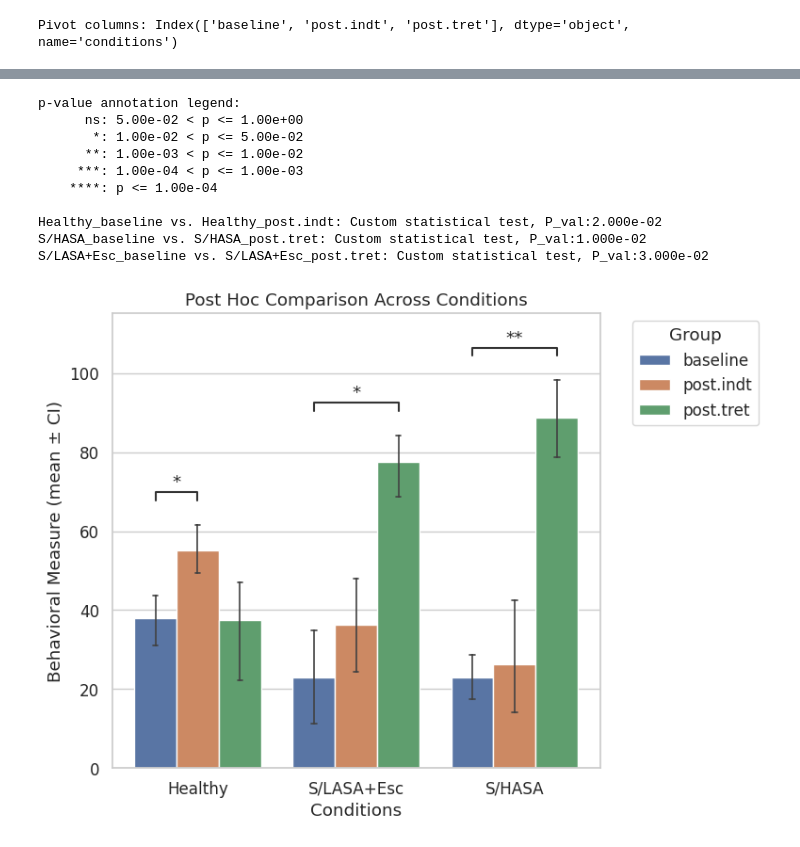
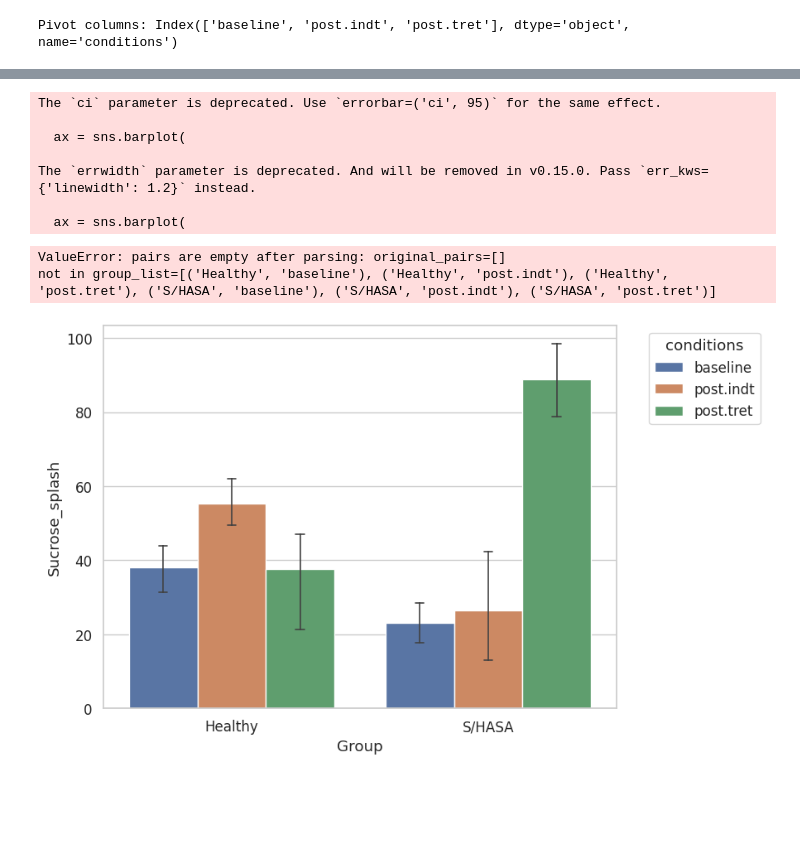
Before and after one commit to J-oyin/Dr.-Jimoh-Analysis, a Jupyter notebook: Sucrose_splash.ipynb, the cells around one changed output, grey strips where cells are left out. Cells and saved outputs as stored; diff of their text form; code cells hidden in the pictures; blank space fills up the shorter version.

```diff
--- a/Sucrose_splash.ipynb
+++ b/Sucrose_splash.ipynb
@@ -163,7 +305,7 @@ from scipy.stats import wilcoxon
 condition_pairs = list(itertools.combinations(df['conditions'].unique(), 2))
 results = []
 
-for g in ['Healthy', 'S/HASA', 'S/LASA+Esc']:
+for g in ['Healthy', 'S/HASA']:
     data_group = df[df['Group'] == g]
     data_pivot = data_group.pivot(index='Subject', columns='conditions', values='Sucrose_splash')
 
@@ -214,10 +353,35 @@ import seaborn as sns
 import matplotlib.pyplot as plt
 from statannotations.Annotator import Annotator
 
-# Filter only the three groups used in post hoc analysis
-plot_df = df[df['Group'].isin(['Healthy', 'S/HASA', 'S/LASA+Esc'])]
+# ── 0. If you have Holm-corrected p-values, set the column name here ──
+p_col = 'p-Holm' if 'p-Holm' in posthoc_df.columns else 'p-value'
 
-# Set up figure
+# ── 1. Split "baseline vs post.indt" into 2 condition columns ──
+posthoc_df[['cond1', 'cond2']] = posthoc_df['Comparison'].str.split(' vs ', expand=True)
+
+# ── 2. Keep only significant comparisons (you can change alpha if you like) ──
+alpha = 0.05
+sig_df = posthoc_df[posthoc_df[p_col] < alpha]
+
+# ── 3. Build `pairs` and `p_values` for statannotations ──
+pairs = []
+p_values = []
+
+for _, row in sig_df.iterrows():
+    g = row['Group']
+    c1 = row['cond1']
+    c2 = row['cond2']
+
+    # pair format is: ((x, hue), (x, hue))
+    pairs.append(((g, c1), (g, c2)))
+    p_values.append(row[p_col])
+
+print("Pairs used:", pairs)
+print("P-values:", p_values)
+
+# ── 4. Plot the bars ──
+plot_df = df[df['Group'].isin(['Healthy', 'S/HASA'])]
+
 plt.figure(figsize=(8, 6))
 ax = sns.barplot(
     data=plot_df,
@@ -225,26 +389,23 @@ ax = sns.barplot(
     ci=95, capsize=0.1, errwidth=1.2
 )
 
-# Move legend outside
-ax.legend(bbox_to_anchor=(1.05, 1), loc='upper left', title='Group')
+ax.legend(bbox_to_anchor=(1.05, 1), loc='upper left', title='conditions')
 
-# Define your post hoc pairs and p-values (update with your actual results)
-pairs = pairs = [
-    (("Healthy", "baseline"), ("Healthy", "post.indt")),
-    (("S/HASA", "baseline"), ("S/HASA", "post.tret")),
-    (("S/LASA+Esc", "baseline"), ("S/LASA+Esc", "post.tret"))
-]
-p_values = [0.02, 0.01, 0.03]  # replace with your actual post hoc p-values
-
-# Add significance stars
-annot = Annotator(ax, pairs, data=plot_df, x='Group', y='Sucrose_splash', hue='conditions')
+# ── 5. Add significance stars from the pairs + p_values ──
+annot = Annotator(
+    ax,
+    pairs,
+    data=plot_df,
+    x='Group',
+    y='Sucrose_splash',
+    hue='conditions'
+)
 annot.configure(test=None, text_format='star', loc='inside', verbose=2)
 annot.set_pvalues(p_values)
 annot.annotate()
 
-# Beautify the plot
 plt.title('Post Hoc Comparison Across Conditions')
-plt.xlabel('Conditions')
+plt.xlabel('Group')
 plt.ylabel('Behavioral Measure (mean ± CI)')
 plt.tight_layout()
 plt.show()
@@ -259,11 +415,10 @@ The `errwidth` parameter is deprecated. And will be removed in v0.15.0. Pass `er
-p-value annotation legend:
-      ns: 5.00e-02 < p <= 1.00e+00
-       *: 1.00e-02 < p <= 5.00e-02
-      **: 1.00e-03 < p <= 1.00e-02
-     ***: 1.00e-04 < p <= 1.00e-03
-    ****: p <= 1.00e-04
+The `ci` parameter is deprecated. Use `errorbar=('ci', 95)` for the same effect.
 
-Healthy_baseline vs. Healthy_post.indt: Custom statistical test, P_val:2.000e-02
-S/HASA_baseline vs. S/HASA_post.tret: Custom statistical test, P_val:1.000e-02
-S/LASA+Esc_baseline vs. S/LASA+Esc_post.tret: Custom statistical test, P_val:3.000e-02
+  ax = sns.barplot(
+
+The `errwidth` parameter is deprecated. And will be removed in v0.15.0. Pass `err_kws={'linewidth': 1.2}` instead.
+
+  ax = sns.barplot(
+ValueError: pairs are empty after parsing: original_pairs=[]
+not in group_list=[('Healthy', 'baseline'), ('Healthy', 'post.indt'), ('Healthy', 'post.tret'), ('S/HASA', 'baseline'), ('S/HASA', 'post.indt'), ('S/HASA', 'post.tret')]
-[figure, old version]
+[figure, new version]
```
Also changed, not shown: parts of 6 cells of this notebook.
